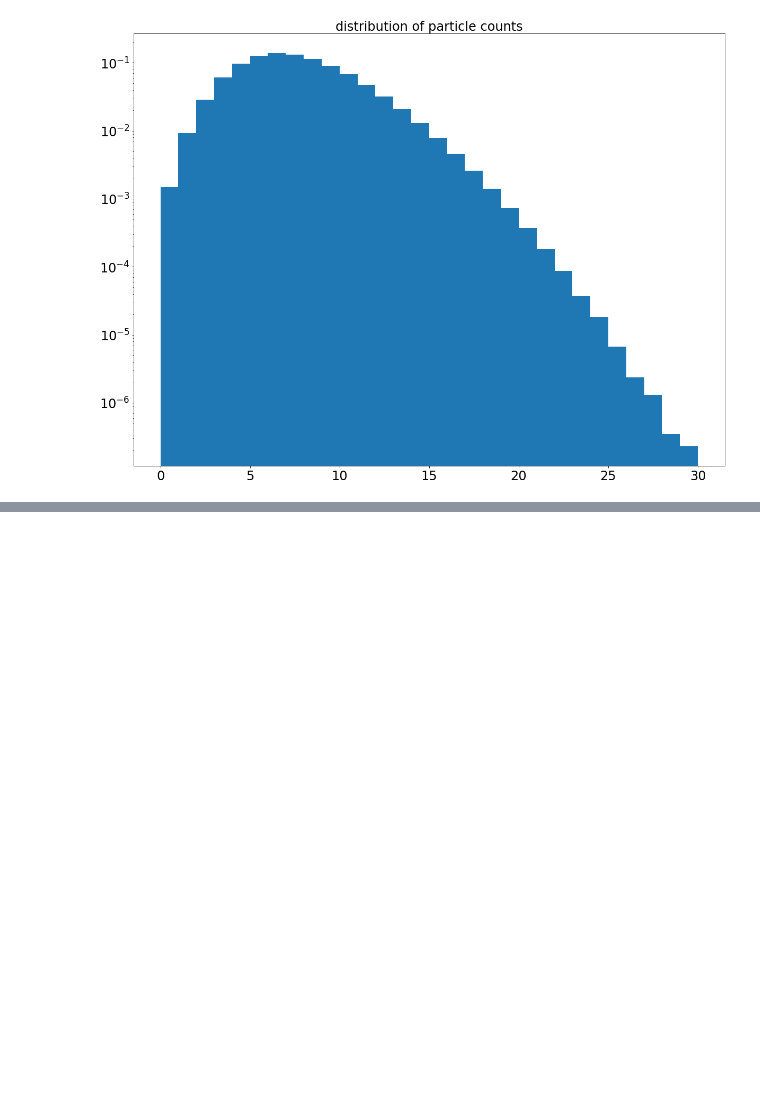
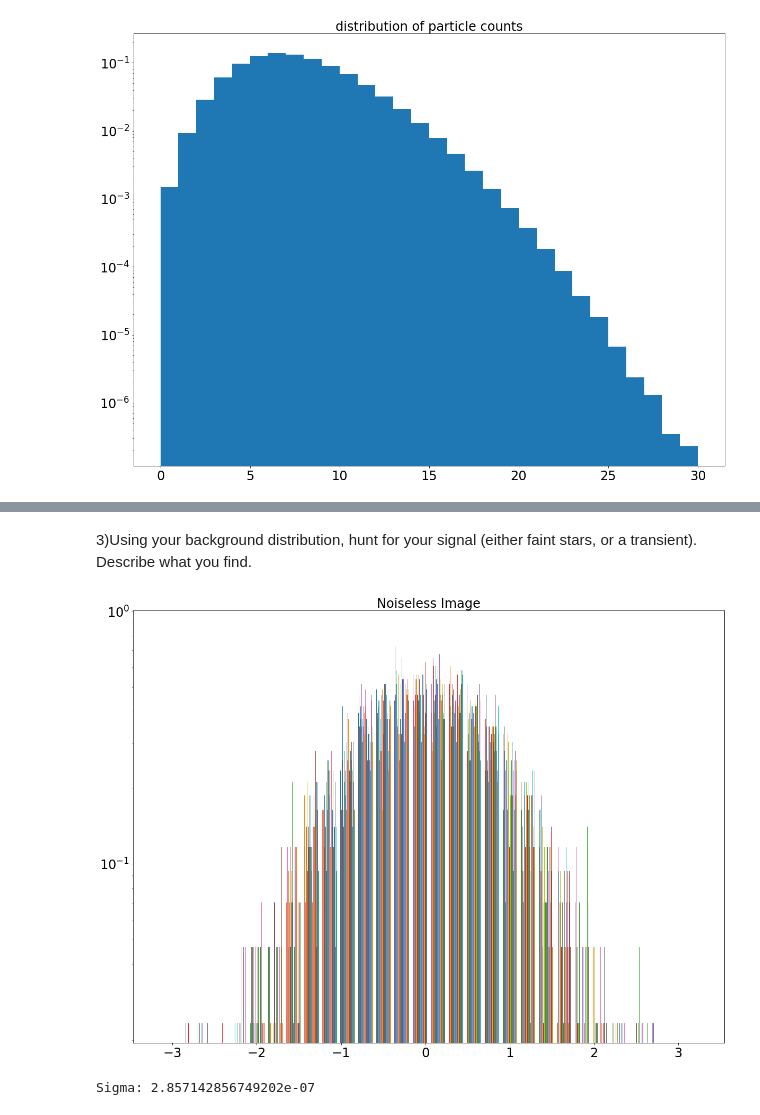
Before and after one commit to kgong13/phys434, a Jupyter notebook: lab4.ipynb, the cells around one changed output, grey strips where cells are left out. Cells and saved outputs as stored; diff of their text form; code cells hidden in the pictures; blank space fills up the shorter version.

```diff
--- a/lab4.ipynb
+++ b/lab4.ipynb
@@ -149,0 +184,22 @@ plt.imshow(imimage)
+# %% [markdown]
+3)Using your background distribution, hunt for your signal (either faint stars, or a transient). Describe what you find.
+# %%
+newimage = image1 - image2
+fig, ax = plt.subplots(1, 1)
+ax.hist(newimage,30, density=True)
+plt.yscale("log")
+plt.title("Noiseless Image", size = 24)
+plt.tick_params(labelsize = 24)
+plt.show()
+# %% [output]
+[figure, added]
+# %%
+prob5sigma = 1/3.5e6
+
+#detection threshold
+det = stats.norm.ppf(1 - prob5sigma, np.mean(newimage))
+#print(det)
+sigma = stats.norm.sf(det, np.mean(newimage))
+print("Sigma:", sigma)
+# %% [output]
+Sigma: 2.857142856749202e-07
```
Also changed, not shown: parts of 23 cells of this notebook, 1 other file.
